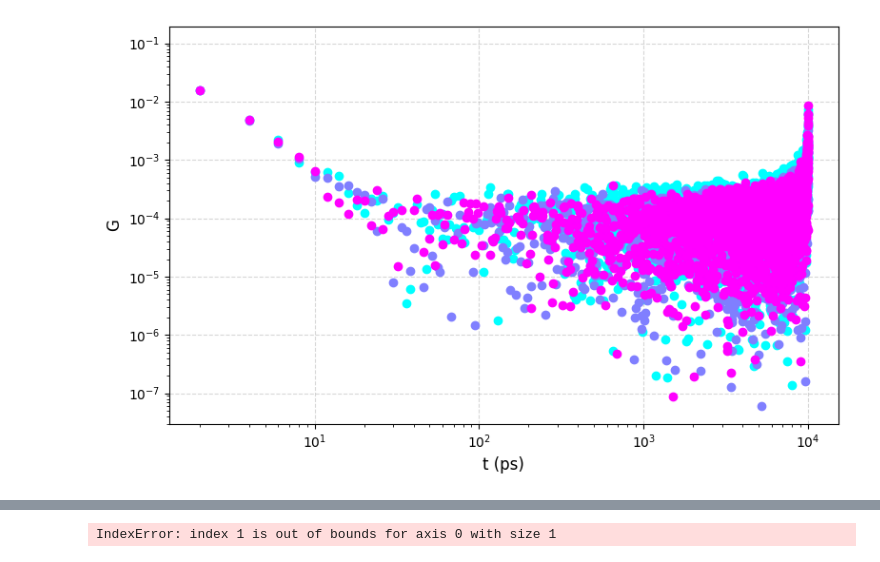
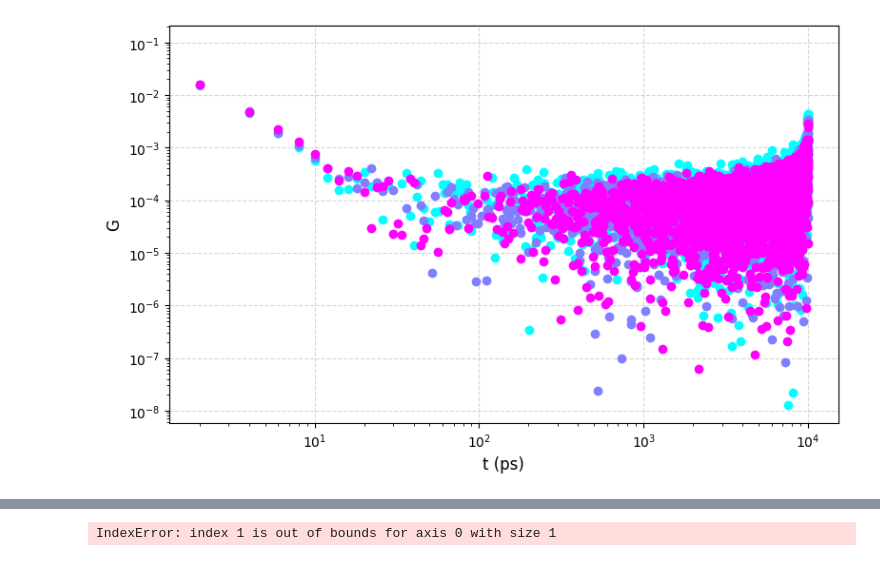
Before and after one commit to NMRDfromMD/dataset-pure-water, a Jupyter notebook: analysis/plot.ipynb, the cells around one changed output, grey strips where cells are left out. Drawn from its saved outputs; the diff is of its cells as text; code cells hidden in the pictures.

Commit message:
updated plot

```diff
--- a/analysis/plot.ipynb
+++ b/analysis/plot.ipynb
@@ -28,7 +28,7 @@ all_gij_0 = []
 all_gij_1 = []
 all_gij_2 = []
 
-for repetition in range(10):
+for repetition in range(20):
 
     result_file = f"nmr_{type}/result{n}-{repetition}.npy"
     data = np.load(result_file, allow_pickle=True).item()
@@ -43,31 +43,31 @@ for repetition in range(10):
 mean_gij_0 = np.mean(all_gij_0, axis = 0)
 mean_gij_1 = np.mean(all_gij_1, axis = 0)
 mean_gij_2 = np.mean(all_gij_2, axis = 0)
 std_gij_0 = np.std(all_gij_0, axis = 0)
 std_gij_1 = np.std(all_gij_1, axis = 0)
 std_gij_2 = np.std(all_gij_2, axis = 0)
 
 ax.loglog(t, mean_gij_0, "o", label=f"n = {n:.1f}", color=colors[0])
 ax.loglog(t, 6*mean_gij_1, "o", label=f"n = {n:.1f}", color=colors[1])
 ax.loglog(t, 6/4*mean_gij_2, "o", label=f"n = {n:.1f}", color=colors[2])
 
 # Axis labels and title
 ax.set_xlabel("t (ps)", fontsize=12)
 ax.set_ylabel("G", fontsize=12)
 ax.grid(True, linestyle="--", alpha=0.5)
 
 # plt.xlim([30, 5e4])
 # plt.ylim([0.005, 3])
 
 # Colorbar representing temperature gradient
 # norm = plt.Normalize(vmin=0, vmax=1280)
 # sm = plt.cm.ScalarMappable(cmap=cmap, norm=norm)
 # sm.set_array([])
 
 # cbar = fig.colorbar(sm, ax=ax, label="number_i")
 
 plt.tight_layout()
 # plt.savefig(f"R1_{type}.png", dpi=300)
 plt.show()
 # %% [output]
-[figure, old version]
+[figure, new version]
```
Also changed, not shown: parts of 4 cells of this notebook.
